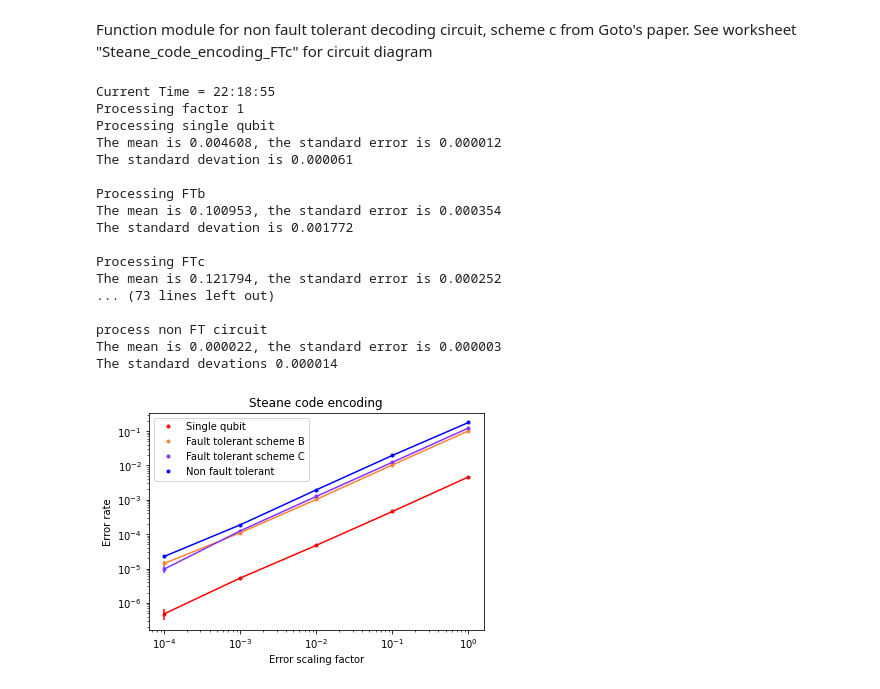
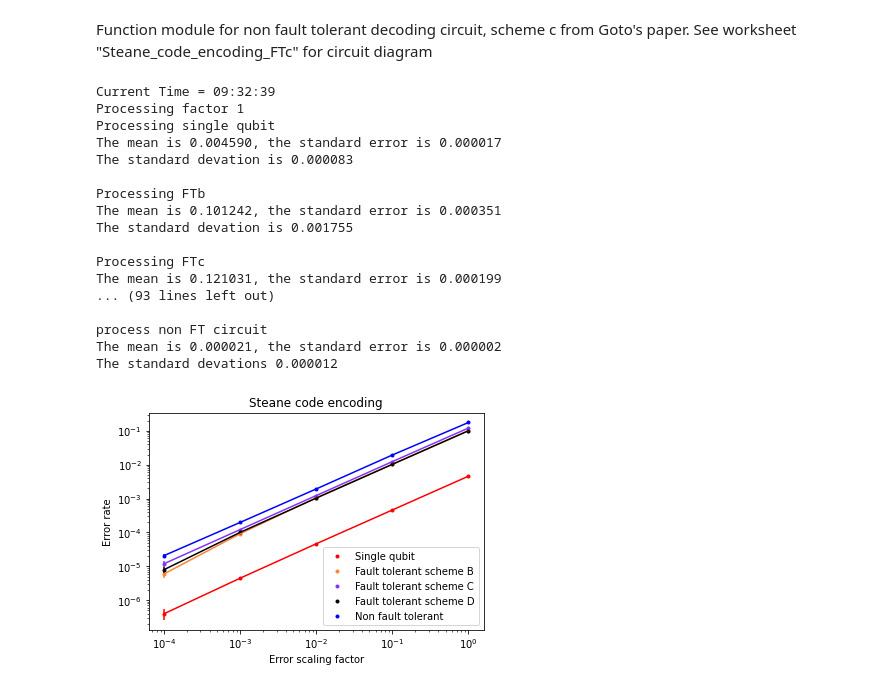
Before and after one commit to goldsmdn/SteaneCode, a Jupyter notebook: Steane_code_FT_encoding.ipynb, the cells around one changed output. Saved outputs shown, nothing was run; the diff lists cells and outputs as text; code cells hidden in the pictures.

Commit message:
#38 update worksheet for FT encoding scheme D

```diff
--- a/Steane_code_FT_encoding.ipynb
+++ b/Steane_code_FT_encoding.ipynb
@@ -148,9 +170,11 @@ single = []
 nonft = []
 ftb = []
 ftc = []
+ftd = []
 error_single = []
 error_ftb = []
 error_ftc = []
+error_ftd = []
 error_nonft = []
 for factor in FACTOR_LIST:
     print()
@@ -178,13 +202,9 @@ for factor in FACTOR_LIST:
     print('Processing FTb')
     results_list = []
     for iteration in range(ITERATIONS):
-        #print(f'Processing iteration {iteration}')
         counts = encoding_FTb()
-        #print ('The different states can be counted.  The simulated result are', counts)
         error_rate, rejected, accepted, valid, invalid = process_FT_results(counts, codewords, 'B')
-        #print(f'The error rate is {error_rate:.4f} ')
         results_list.append(error_rate)
-        #print()
     mean = mean_of_list(results_list)
     standard_deviation, standard_error = calculate_standard_error(results_list)
     print(f'The mean is {mean:.6f}, the standard error is {standard_error:.6f}')
@@ -196,13 +216,9 @@ for factor in FACTOR_LIST:
     print('Processing FTc')
     results_list = []
     for iteration in range(ITERATIONS):
-        #print(f'Processing iteration {iteration}')
         counts = encoding_FTc()
-        #print ('The different states can be counted.  The simulated result are', counts)
         error_rate, rejected, accepted, valid, invalid = process_FT_results(counts, codewords, 'C')
-        #print(f'The error rate is {error_rate:.4f} ')
         results_list.append(error_rate)
-        #print()
     mean = mean_of_list(results_list)
     standard_deviation, standard_error = calculate_standard_error(results_list)
     print(f'The mean is {mean:.6f}, the standard error is {standard_error:.6f}')
@@ -211,16 +227,26 @@ for factor in FACTOR_LIST:
     error_ftc.append(standard_error)
     print()
 
+    print('Processing FTd')
+    results_list = []
+    for iteration in range(ITERATIONS):
+        counts = encoding_FTb()
+        error_rate, rejected, accepted, valid, invalid = process_FT_results(counts, codewords, 'D')
+        results_list.append(error_rate)
+    mean = mean_of_list(results_list)
+    standard_deviation, standard_error = calculate_standard_error(results_list)
+    print(f'The mean is {mean:.6f}, the standard error is {standard_error:.6f}')
+    print(f'The standard devation is {standard_deviation:.6f}')
+    ftd.append(mean)
+    error_ftd.append(standard_error)
+    print()
+
     print('process non FT circuit')
     results_list = []
     for iteration in range(ITERATIONS):
-        #print(f'Processing iteration {iteration}')
         counts = encoding()
-        #print ('The different states can be counted.  The simulated result are', counts)
         error_rate, rejected, accepted, valid, invalid = process_FT_results(counts, codewords, 'N')
-        #print(f'The error rate is {error_rate:.4f} ')
         results_list.append(error_rate)
-        #print()
     mean = mean_of_list(results_list)
     standard_deviation, standard_error = calculate_standard_error(results_list)
     print(f'The mean is {mean:.6f}, the standard error is {standard_error:.6f}')
@@ -228,40 +254,42 @@ for factor in FACTOR_LIST:
     nonft.append(mean)
     error_nonft.append(standard_error)
 # %% [output]
-Current Time = 22:18:55
+Current Time = 09:32:39
 Processing factor 1
 Processing single qubit
-The mean is 0.004608, the standard error is 0.000012
-The standard devation is 0.000061
+The mean is 0.004590, the standard error is 0.000017
+The standard devation is 0.000083
 
 Processing FTb
-The mean is 0.100953, the standard error is 0.000354
-The standard devation is 0.001772
+The mean is 0.101242, the standard error is 0.000351
+The standard devation is 0.001755
 
 Processing FTc
-The mean is 0.121794, the standard error is 0.000252
-... (73 lines left out)
+The mean is 0.121031, the standard error is 0.000199
+... (93 lines left out)
 
 process non FT circuit
-The mean is 0.000022, the standard error is 0.000003
-The standard devations 0.000014
+The mean is 0.000021, the standard error is 0.000002
+The standard devations 0.000012
 # %%
 plt.plot(FACTOR_LIST, single, '.',color = 'red', linestyle = '', label = 'Single qubit')
 plt.plot(FACTOR_LIST, ftb, '.',color = '#ff8333', linestyle = '', label = 'Fault tolerant scheme B')
 plt.plot(FACTOR_LIST, ftc, '.',color = '#8333ff', linestyle = '', label = 'Fault tolerant scheme C')
+plt.plot(FACTOR_LIST, ftd, '.',color = 'black', linestyle = '', label = 'Fault tolerant scheme D')
 plt.plot(FACTOR_LIST, nonft, '.',color = 'blue', linestyle = '', label = 'Non fault tolerant')
 plt.errorbar(FACTOR_LIST, single, yerr = error_single, color = 'red' )
 plt.errorbar(FACTOR_LIST, ftb, yerr = error_ftb, color = '#ff8333' )
 plt.errorbar(FACTOR_LIST, ftc, yerr = error_ftc, color = '#8333ff' )
+plt.errorbar(FACTOR_LIST, ftd, yerr = error_ftd, color = 'black' )
 plt.errorbar(FACTOR_LIST, nonft, yerr = error_nonft, color = 'blue' )
 plt.xlabel('Error scaling factor')
 plt.ylabel('Error rate')
 plt.title(TITLE)
 plt.xscale("log")
 plt.yscale("log")
 plt.legend()
 
 fname = TITLE + '.png'
 plt.savefig(fname)
 # %% [output]
-[figure, old version]
+[figure, new version]
```
Also changed, not shown: parts of 2 cells of this notebook.
